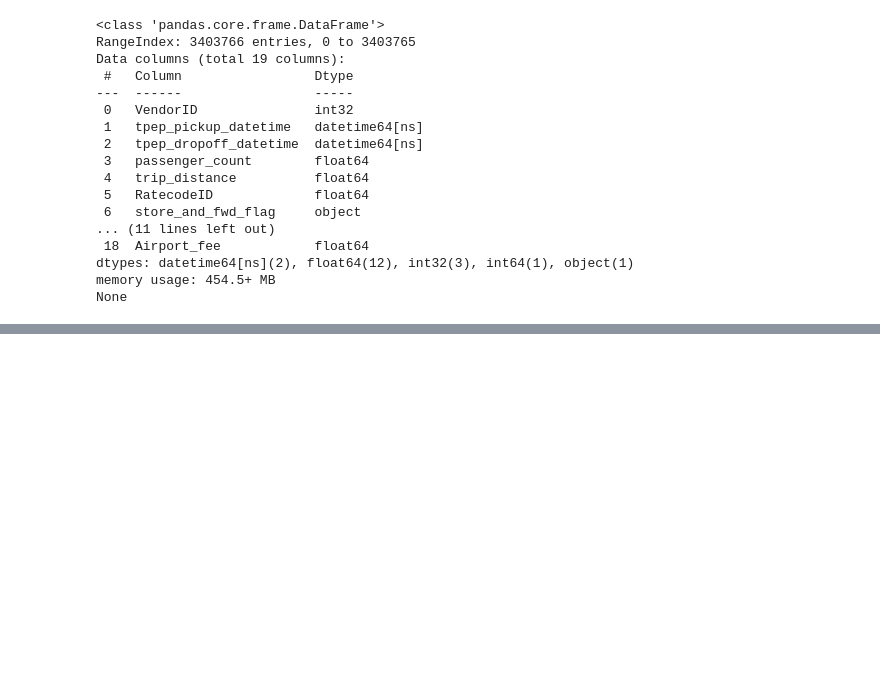
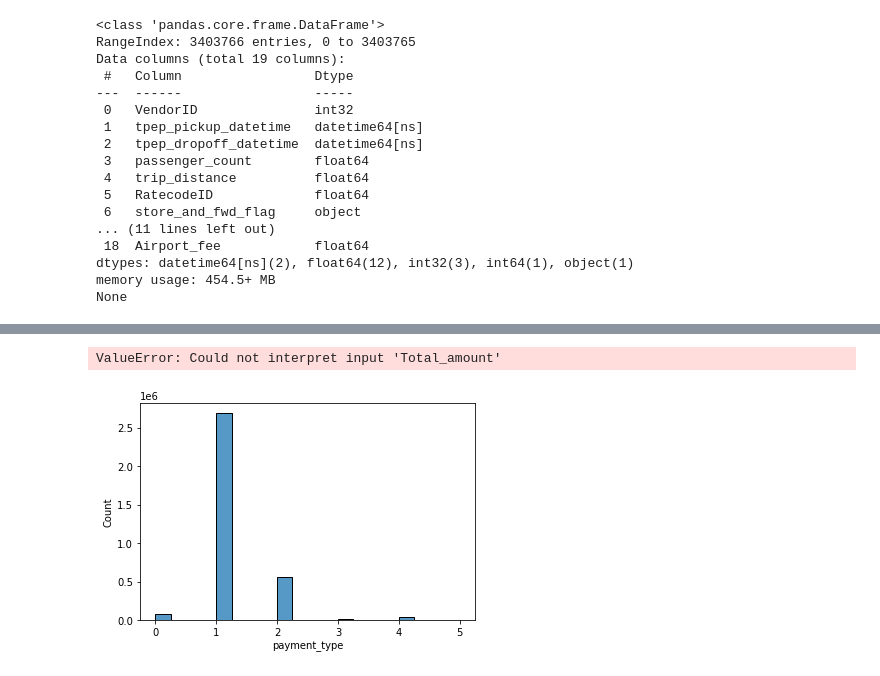
Before and after one commit to PantsuAsmita/ProjetTaxi, a Jupyter notebook: Projet Taxi.ipynb, the cells around one changed output, grey strips where cells are left out. Cells and saved outputs as stored; diff of their text form; code cells hidden in the pictures; blank space fills up the shorter version.

```diff
--- a/Projet Taxi.ipynb
+++ b/Projet Taxi.ipynb
@@ -43,0 +128,10 @@ KeyError: "['Airport_fee' 'congestion_surcharge' 'improvement_surcharge'\n 'toll
+# %%
+sns.countplot(x='payment_type', hue='Total_amount', data=trips)
+plt.show()
+# %% [output]
+ValueError: Could not interpret input 'Total_amount'
+# %%
+sns.histplot(trips["payment_type"], bins=20, kde=False)
+plt.show()
+# %% [output]
+[figure, added]
```
Also changed, not shown: parts of 22 cells of this notebook.
